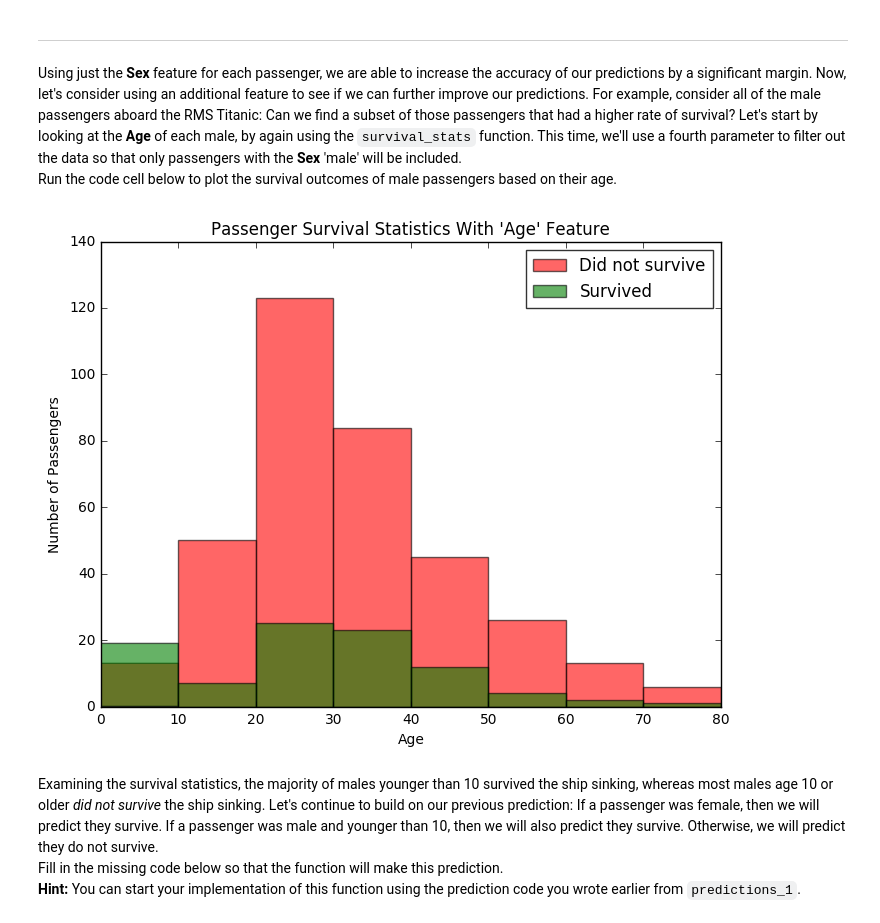
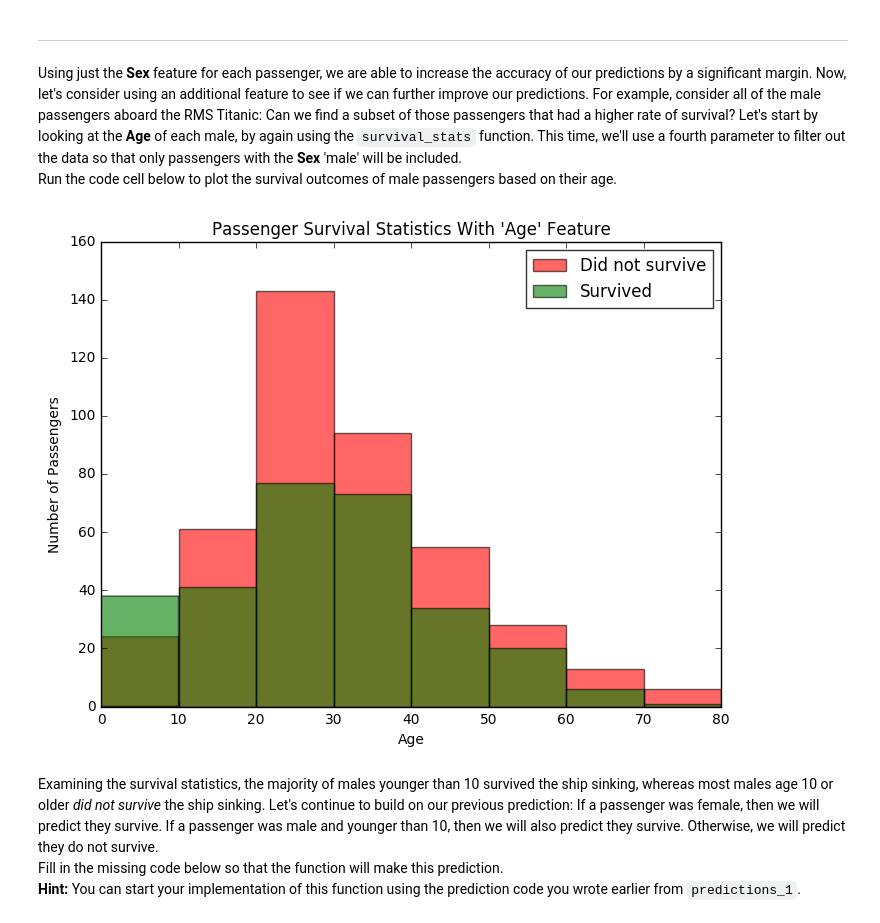
Before and after one commit to therodsouza/machine-learning, a Jupyter notebook: projects/titanic_survival_exploration/titanic_survival_exploration.ipynb, the cells around one changed output. Saved outputs shown, nothing was run; the diff lists cells and outputs as text; code cells hidden in the pictures.

```diff
--- a/projects/titanic_survival_exploration/titanic_survival_exploration.ipynb
+++ b/projects/titanic_survival_exploration/titanic_survival_exploration.ipynb
@@ -166,9 +166,9 @@ Predictions have an accuracy of 78.68%.
 Using just the **Sex** feature for each passenger, we are able to increase the accuracy of our predictions by a significant margin. Now, let's consider using an additional feature to see if we can further improve our predictions. For example, consider all of the male passengers aboard the RMS Titanic: Can we find a subset of those passengers that had a higher rate of survival? Let's start by looking at the **Age** of each male, by again using the `survival_stats` function. This time, we'll use a fourth parameter to filter out the data so that only passengers with the **Sex** 'male' will be included.
 Run the code cell below to plot the survival outcomes of male passengers based on their age.
 # %%
-vs.survival_stats(data, outcomes, 'Age', ["Sex == 'male'"])
+vs.survival_stats(data, outcomes, 'Age')
 # %% [output]
-[figure, old version]
+[figure, new version]
 # %% [markdown]
 Examining the survival statistics, the majority of males younger than 10 survived the ship sinking, whereas most males age 10 or older *did not survive* the ship sinking. Let's continue to build on our previous prediction: If a passenger was female, then we will predict they survive. If a passenger was male and younger than 10, then we will also predict they survive. Otherwise, we will predict they do not survive.
 Fill in the missing code below so that the function will make this prediction.
```
Also changed, not shown: parts of 4 cells of this notebook, 1 other file.
